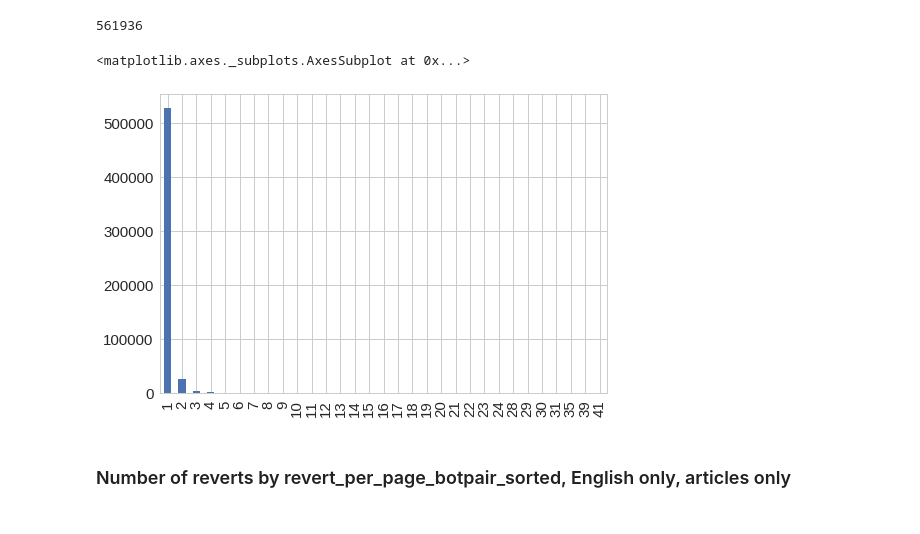
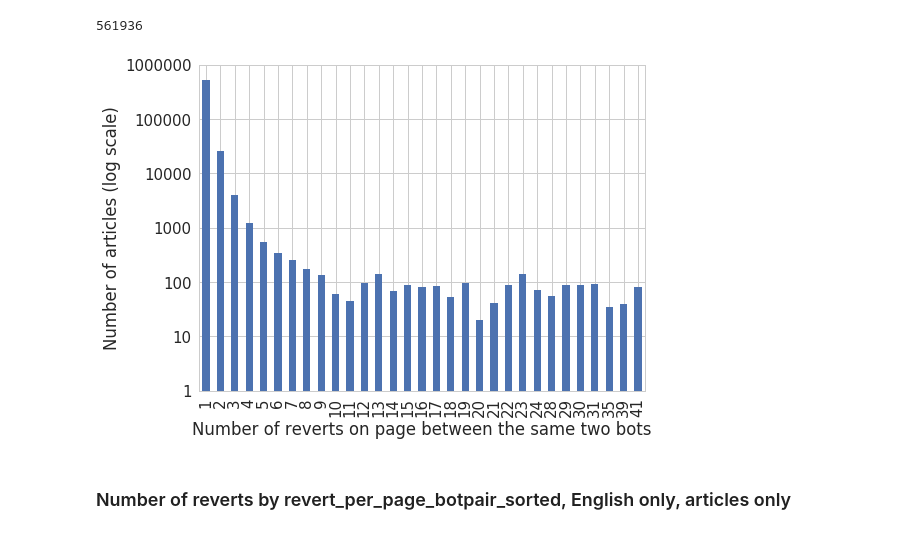
Before and after one commit to halfak/are-the-bots-really-fighting, a Jupyter notebook: analysis/main/5-3-reverts-per-page.ipynb, the cells around one changed output. Drawn from its saved outputs; the diff is of its cells as text; code cells hidden in the pictures.

```diff
--- a/analysis/main/5-3-reverts-per-page.ipynb
+++ b/analysis/main/5-3-reverts-per-page.ipynb
@@ -116,12 +114,19 @@ Name: reverts_per_page_botpair_sorted, dtype: int64
 df_all.query("page_namespace == 0").reverts_per_page_botpair_sorted.value_counts().sum()
 # %% [output]
 561936
-# %%
-sns.set(font_scale=1.5, style="whitegrid")
-df_all.query("page_namespace == 0").reverts_per_page_botpair_sorted.value_counts().sort_index().plot(kind='bar')
-# %% [output]
-<matplotlib.axes._subplots.AxesSubplot at 0x...>
-[figure, removed]
+# %%
+import matplotlib.ticker
+
+sns.set(font_scale=1.5, style="whitegrid")
+fig, ax = plt.subplots(figsize=[8,6])
+df_all.query("page_namespace == 0").reverts_per_page_botpair_sorted.value_counts().sort_index().plot(kind='bar', ax=ax)
+ax.set_yscale('log')
+ax.set_ylim((pow(10,0),pow(10,6)))
+ax.set_ylabel("Number of articles (log scale)")
+ax.set_xlabel("Number of reverts on page between the same two bots")
+ax.yaxis.set_major_formatter(matplotlib.ticker.FormatStrFormatter('%d'))
+# %% [output]
+[figure, added]
 # %% [markdown]
 ### Number of reverts by revert_per_page_botpair_sorted, English only, articles only
 # %%
```
Also changed, not shown: parts of 6 cells of this notebook.
